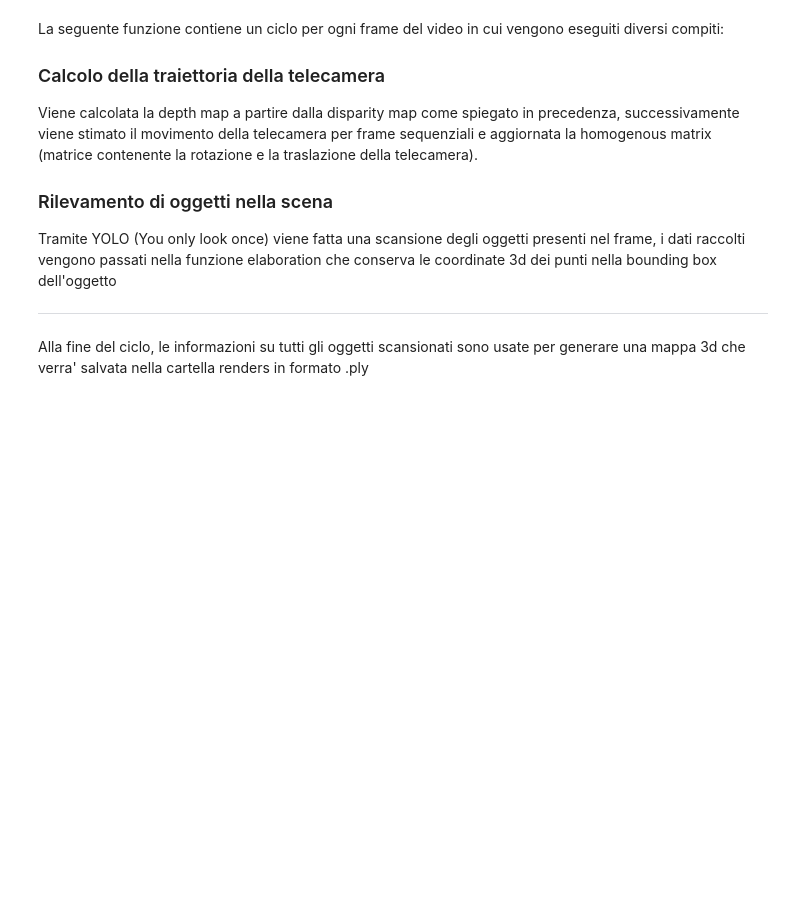
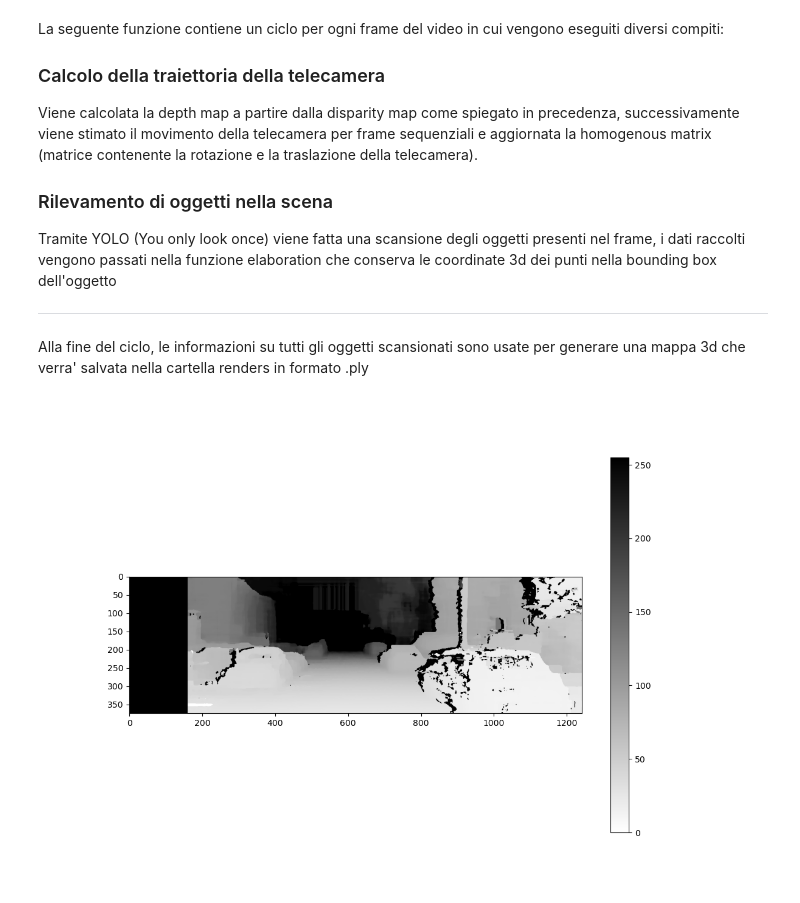
Before and after one commit to erPanseca/urban-semantic-mapping, a Jupyter notebook: main.ipynb, the cells around one changed output. Saved outputs shown, nothing was run; the diff lists cells and outputs as text; code cells hidden in the pictures; blank space fills up the shorter version.

```diff
--- a/main.ipynb
+++ b/main.ipynb
@@ -196,11 +197,13 @@ def disparity_mapping(left_image, right_image, rgb=rgb_value):
     else:
         num_channels = 1
 
-    num_disparities = 6*16
+    min_disp = 0
+    nDispFactor = 10
+    num_disparities = 16*nDispFactor-min_disp
     block_size = 7
 
     matcher = cv2.StereoSGBM_create(numDisparities = num_disparities,
-                                    minDisparity = 0,
+                                    minDisparity = min_disp,
                                     blockSize = block_size,
                                     P1=8 * num_channels * block_size ** 2,
                                     P2=32 * num_channels * block_size ** 2,
@@ -209,9 +212,7 @@ def disparity_mapping(left_image, right_image, rgb=rgb_value):
         left_image = cv2.cvtColor(left_image, cv2.COLOR_BGR2GRAY)
         right_image = cv2.cvtColor(right_image, cv2.COLOR_BGR2GRAY)
 
-    left_image_disparity_map = matcher.compute(left_image, right_image).astype(np.float32)/16
-    #plt.title("disparity mapping")
-    #plt.imshow(left_image_disparity_map)
+    left_image_disparity_map = matcher.compute(left_image, right_image).astype(np.float32)/16.0
 
     return left_image_disparity_map
 
@@ -243,6 +244,7 @@ def depth_mapping(left_disparity_map, left_intrinsic, left_translation, right_tr
 def stereo_depth(left_image, right_image, P0, P1, rgb=rgb_value):
 
     disp_map = disparity_mapping(left_image, right_image, rgb=rgb)
+
 
     l_intrinsic, l_rotation, l_translation = decomposition(P0)
     r_intrinsic, r_rotation, r_translation = decomposition(P1)
@@ -342,8 +344,6 @@ def motion_estimation(matches, firstImage_keypoints, secondImage_keypoints, intr
     return rotation_matrix, translation_vector, image1_points, image2_points
 
 def pointCleaning(points, threshold):
-    var = 0
-
     kdtree = cKDTree(points)
     cleaned_points = []
 
@@ -357,9 +357,6 @@ def pointCleaning(points, threshold):
 
         if len(distance) > 50:
             cleaned_points.append(point)
-    if var == 1:
-        for point in cleaned_points:
-            point = np.array([point[0], point[1], point[2], 1])
     return cleaned_points
 
 def get_next_filename(folder, base_name, ext):
@@ -677,6 +674,25 @@ def odometry(data_handler, detector = detector_name, mask = None, subset = subse
             break
     threedMapConversion(detection, camera_coordinates)
     return trajectory
+# %%
+%matplotlib widget
+
+path1 = "videoreferences/2011_09_26_drive_0035_sync/image_00/data/0000000000.png"
+path2 = "videoreferences/2011_09_26_drive_0035_sync/image_01/data/0000000000.png"
+data_handler = DataLoader("videoreferences/2011_09_26_drive_0035_sync")
+depth = stereo_depth(cv2.imread(path1), cv2.imread(path2), data_handler.P0, data_handler.P1, rgb_value)
+normalized_depth = depth
+normalized_depth[normalized_depth > 40] = 40
+normalized_depth = (normalized_depth - np.min(normalized_depth)) / (np.max(normalized_depth) - np.min(normalized_depth)) * 255
+#normalized_depth = normalized_depth.astype(np.uint8)
+
+plt.figure(figsize=(12,8))
+plt.imshow(normalized_depth, "gray_r")
+plt.colorbar()
+
+plt.show()
+# %% [output]
+[figure, added]
 # %%
 path = "videoreferences/2011_09_26_drive_0035_sync"
 
```
Also changed, not shown: parts of 2 cells of this notebook, 1 other file.
